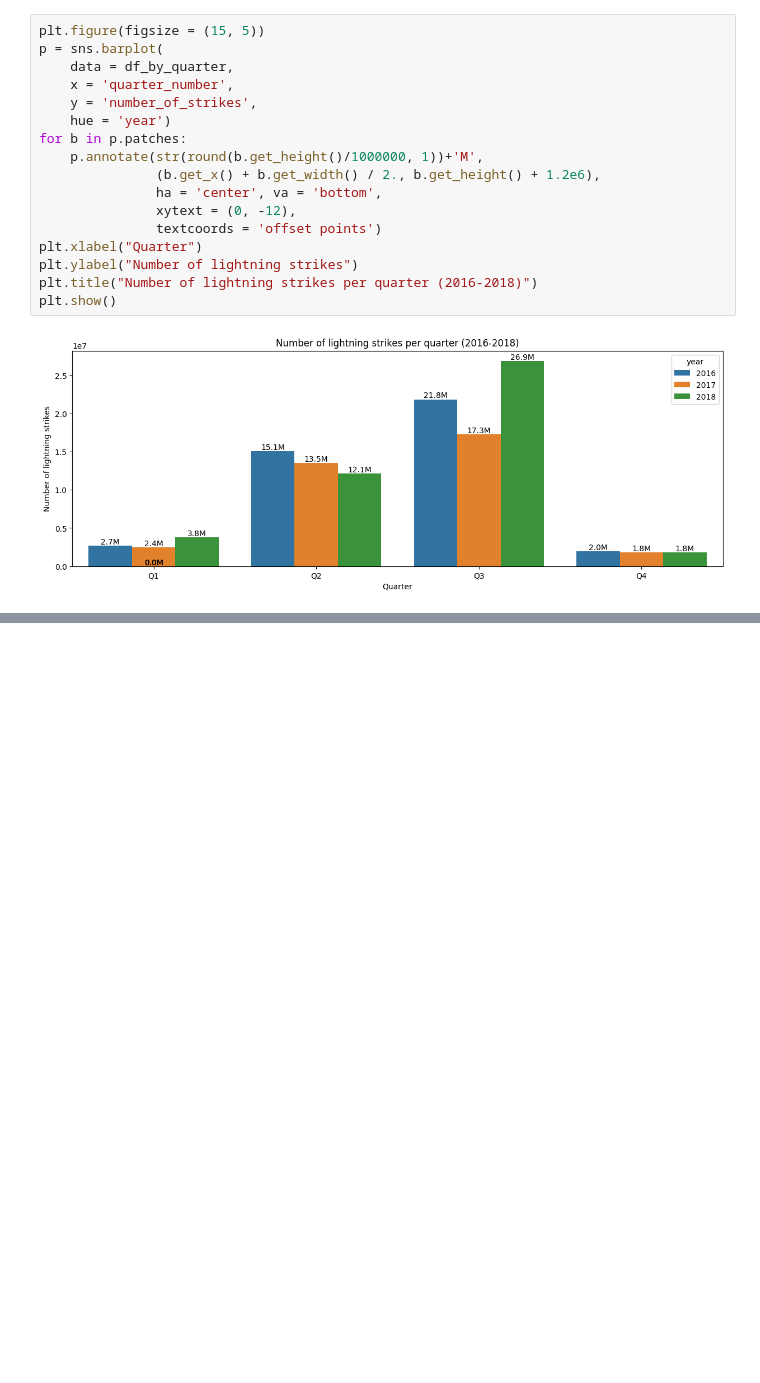
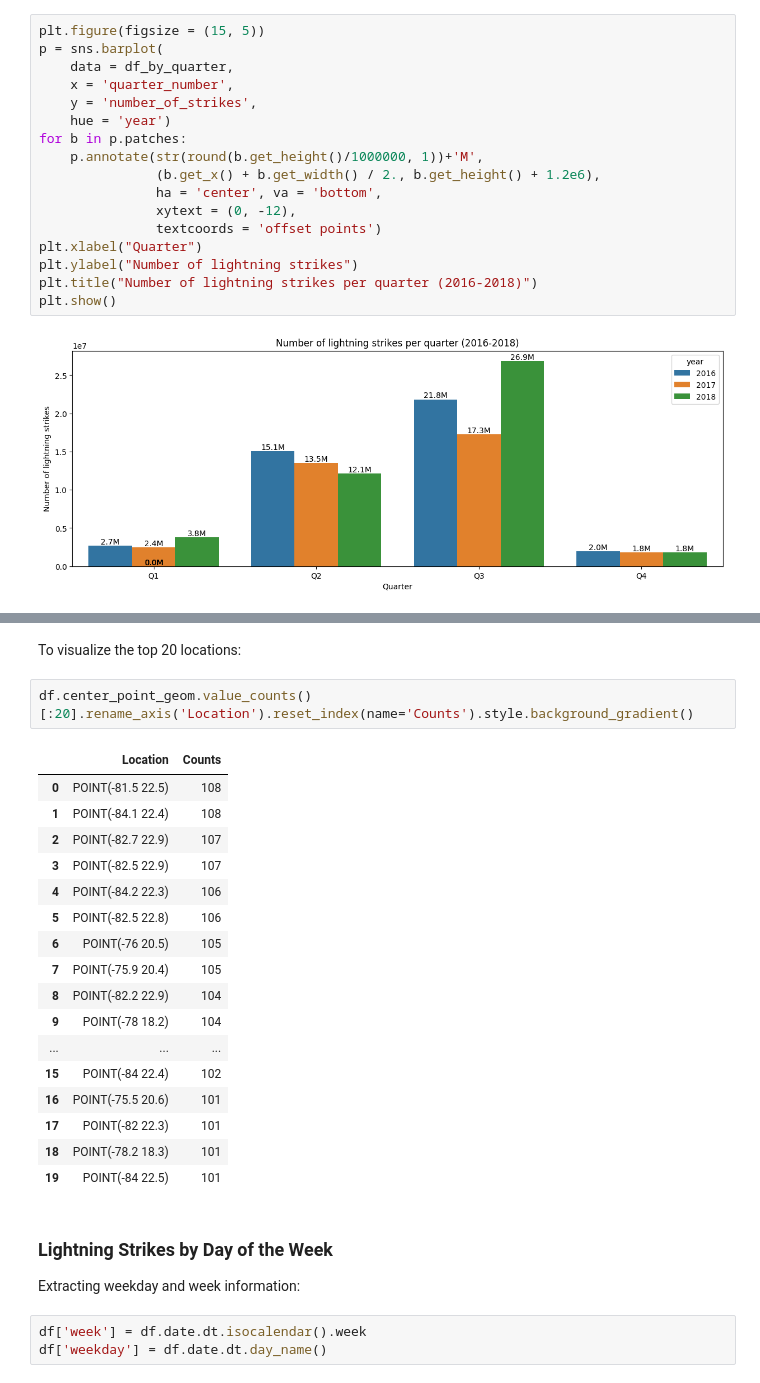
Before and after one commit to Cyberoctane29/NOAA-Lightning-Analysis, a Jupyter notebook: NOAA_Lightning_Analysis.ipynb, the cells around one changed output, grey strips where cells are left out. Cells and saved outputs as stored; diff of their text form; blank space fills up the shorter version.

```diff
--- a/NOAA_Lightning_Analysis.ipynb
+++ b/NOAA_Lightning_Analysis.ipynb
@@ -485,0 +554,28 @@ plt.show()
+# %% [markdown]
+To visualize the top 20 locations:
+# %%
+df.center_point_geom.value_counts()[:20].rename_axis('Location').reset_index(name='Counts').style.background_gradient()
+# %% [output]
+|  | Location | Counts |
+| 0 | POINT(-81.5 22.5) | 108 |
+| 1 | POINT(-84.1 22.4) | 108 |
+| 2 | POINT(-82.7 22.9) | 107 |
+| 3 | POINT(-82.5 22.9) | 107 |
+| 4 | POINT(-84.2 22.3) | 106 |
+| 5 | POINT(-82.5 22.8) | 106 |
+| 6 | POINT(-76 20.5) | 105 |
+| 7 | POINT(-75.9 20.4) | 105 |
+| 8 | POINT(-82.2 22.9) | 104 |
+| 9 | POINT(-78 18.2) | 104 |
+| ... | ... | ... |
+| 15 | POINT(-84 22.4) | 102 |
+| 16 | POINT(-75.5 20.6) | 101 |
+| 17 | POINT(-82 22.3) | 101 |
+| 18 | POINT(-78.2 18.3) | 101 |
+| 19 | POINT(-84 22.5) | 101 |
+# %% [markdown]
+### Lightning Strikes by Day of the Week
+Extracting weekday and week information:
+# %%
+df['week'] = df.date.dt.isocalendar().week
+df['weekday'] = df.date.dt.day_name()
```
Also changed, not shown: parts of 38 cells of this notebook.
